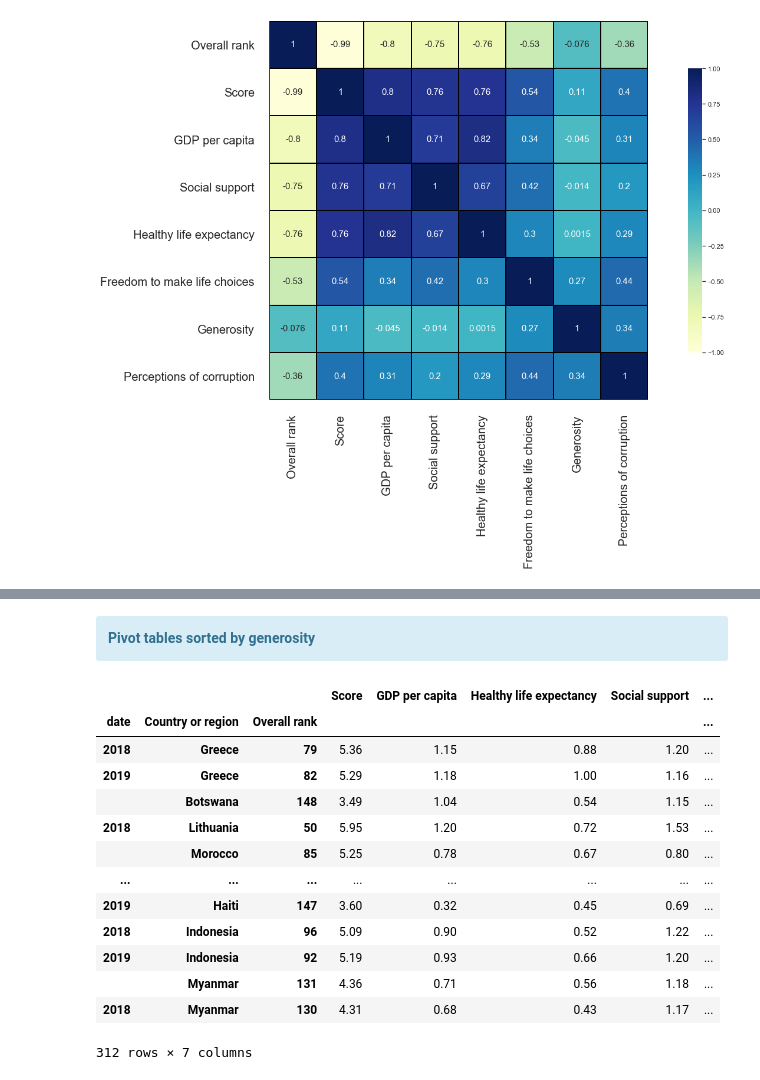
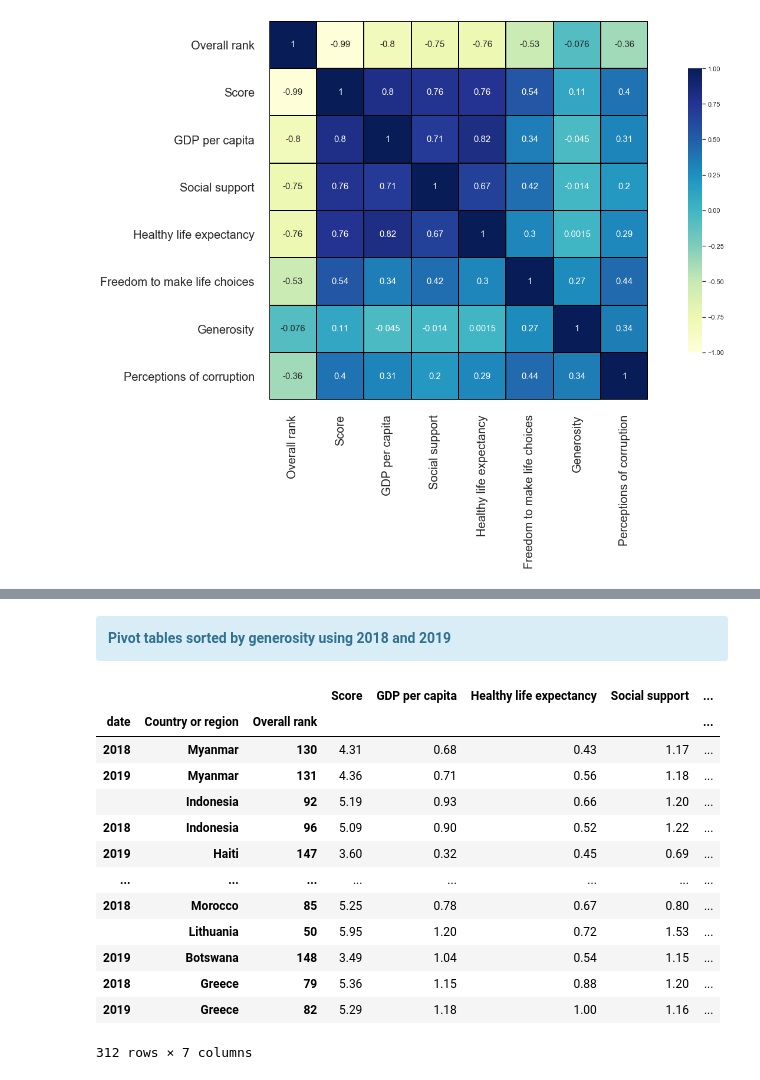
Before and after one commit to Empanator/World_Happiness_Report, a Jupyter notebook: World Happiness Report.ipynb, the cells around one changed output, grey strips where cells are left out. Cells and saved outputs as stored; diff of their text form; code cells hidden in the pictures.

```diff
--- a/World Happiness Report.ipynb
+++ b/World Happiness Report.ipynb
@@ -137,32 +152,32 @@ plt.show()
 # %% [markdown]
 <div class="alert alert-block alert-info">
-<b>Pivot tables sorted by generosity</b>
+<b>Pivot tables sorted by generosity using 2018 and 2019</b>
 </div>
 # %%
 pivot_all = pd.pivot_table(df, index =  [ year, 'Country or region', 'Overall rank'],
                                values = ['Score', 'GDP per capita','Healthy life expectancy',
                                          'Social support', 'Freedom to make life choices',
                                          'Generosity', 'Perceptions of corruption'])
 
-pivot_all = pivot_all.reindex(['Score', 'GDP per capita','Healthy life expectancy',
+pivot_all = pivot_all[['Score', 'GDP per capita','Healthy life expectancy',
                                'Social support', 'Freedom to make life choices',
-                               'Generosity', 'Perceptions of corruption'], axis = 1)
+                               'Generosity', 'Perceptions of corruption']]
 
-pivot_all = pivot_all.sort_values(by = ['Generosity'])
+pivot_all = pivot_all.sort_values(by = ['Generosity'], ascending = False)
 
 pivot_all
 # %% [output]
 |  |  |  | Score | GDP per capita | Healthy life expectancy | Social support | ... |
 | date | Country or region | Overall rank |  |  |  |  | ... |
+| 2018 | Myanmar | 130 | 4.31 | 0.68 | 0.43 | 1.17 | ... |
+| 2019 | Myanmar | 131 | 4.36 | 0.71 | 0.56 | 1.18 | ... |
+|  | Indonesia | 92 | 5.19 | 0.93 | 0.66 | 1.20 | ... |
+| 2018 | Indonesia | 96 | 5.09 | 0.90 | 0.52 | 1.22 | ... |
+| 2019 | Haiti | 147 | 3.60 | 0.32 | 0.45 | 0.69 | ... |
+| ... | ... | ... | ... | ... | ... | ... | ... |
+| 2018 | Morocco | 85 | 5.25 | 0.78 | 0.67 | 0.80 | ... |
+|  | Lithuania | 50 | 5.95 | 1.20 | 0.72 | 1.53 | ... |
+| 2019 | Botswana | 148 | 3.49 | 1.04 | 0.54 | 1.15 | ... |
 | 2018 | Greece | 79 | 5.36 | 1.15 | 0.88 | 1.20 | ... |
 | 2019 | Greece | 82 | 5.29 | 1.18 | 1.00 | 1.16 | ... |
-|  | Botswana | 148 | 3.49 | 1.04 | 0.54 | 1.15 | ... |
-| 2018 | Lithuania | 50 | 5.95 | 1.20 | 0.72 | 1.53 | ... |
-|  | Morocco | 85 | 5.25 | 0.78 | 0.67 | 0.80 | ... |
-| ... | ... | ... | ... | ... | ... | ... | ... |
-| 2019 | Haiti | 147 | 3.60 | 0.32 | 0.45 | 0.69 | ... |
-| 2018 | Indonesia | 96 | 5.09 | 0.90 | 0.52 | 1.22 | ... |
-| 2019 | Indonesia | 92 | 5.19 | 0.93 | 0.66 | 1.20 | ... |
-|  | Myanmar | 131 | 4.36 | 0.71 | 0.56 | 1.18 | ... |
-| 2018 | Myanmar | 130 | 4.31 | 0.68 | 0.43 | 1.17 | ... |
 312 rows × 7 columns
```
Also changed, not shown: parts of 8 cells of this notebook.
